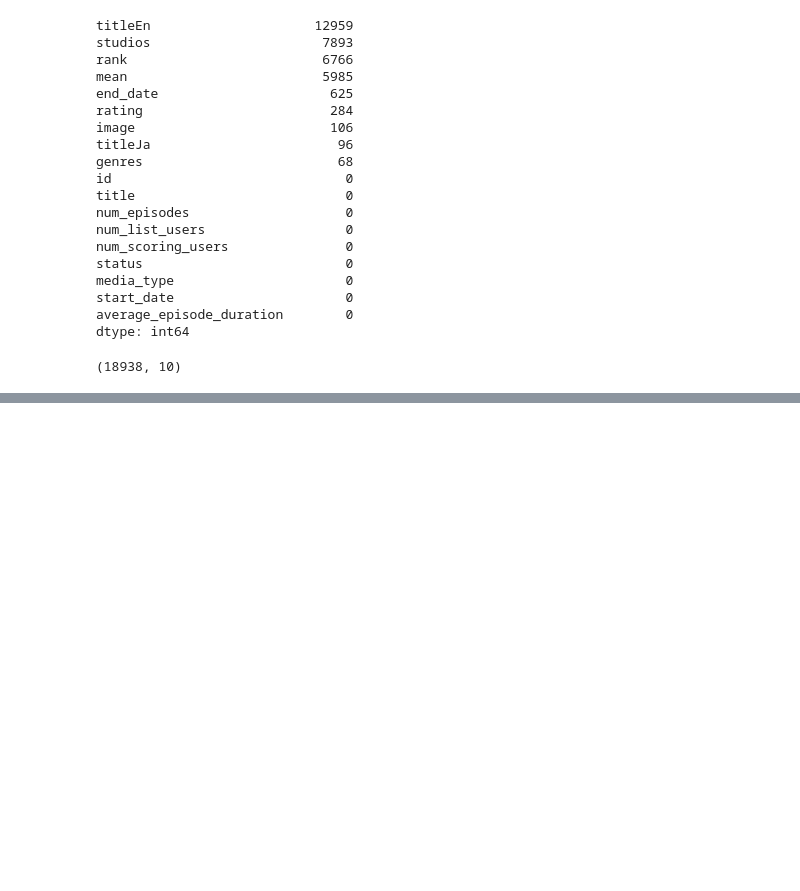
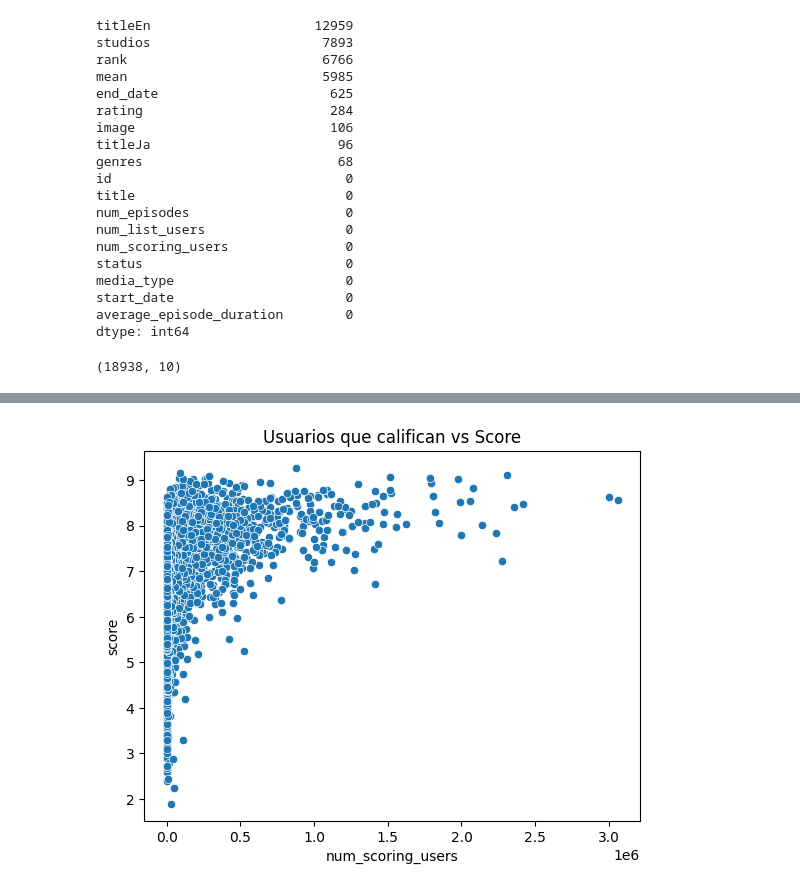
Before and after one commit to futabarentarou/Anime-final-project, a Jupyter notebook: data/Finalproject.ipynb, the cells around one changed output, grey strips where cells are left out. Cells and saved outputs as stored; diff of their text form; code cells hidden in the pictures; blank space fills up the shorter version.

```diff
--- a/data/Finalproject.ipynb
+++ b/data/Finalproject.ipynb
@@ -166,0 +131,6 @@ df.shape
+# %%
+sns.scatterplot(x="num_scoring_users", y="score", data=df)
+plt.title("Usuarios que califican vs Score")
+plt.show()
+# %% [output]
+[figure, added]
```
Also changed, not shown: parts of 19 cells of this notebook.
